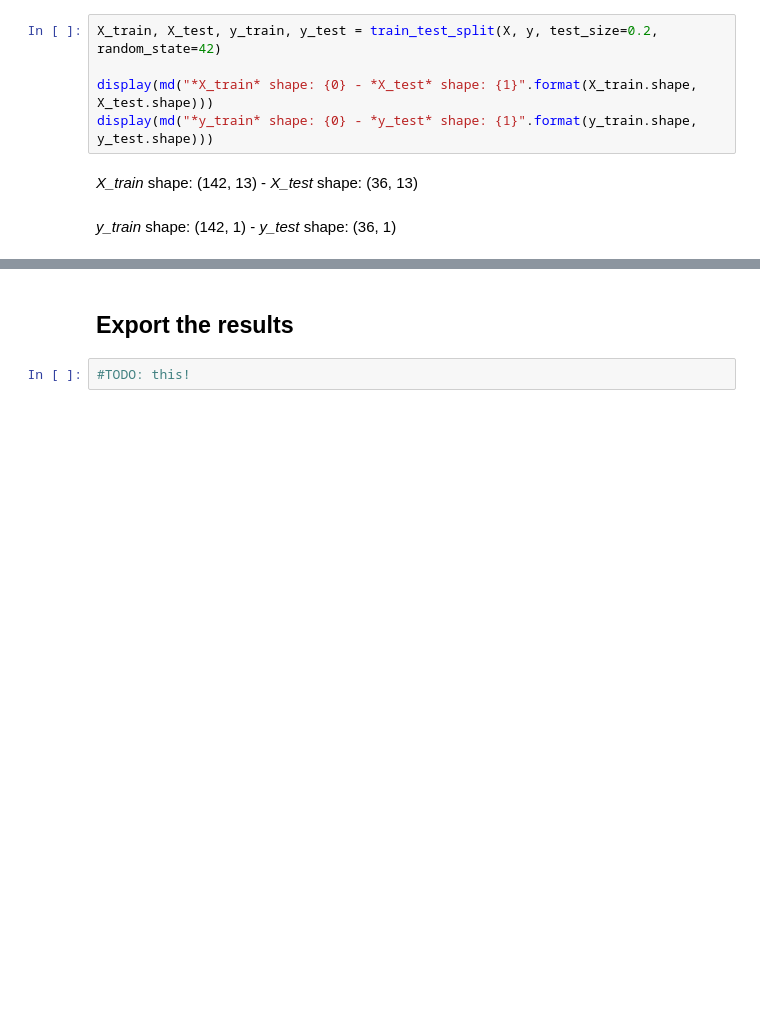
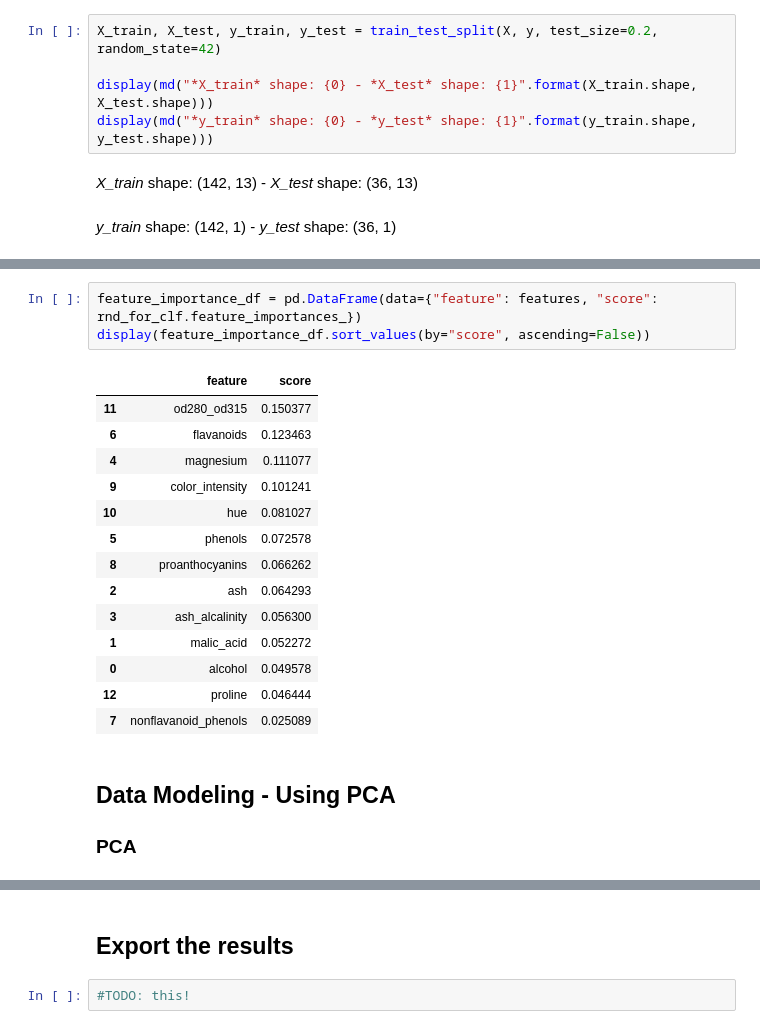
Before and after one commit to matiasmascioto/ml_mini_projects, a Jupyter notebook: wine_classifier/data_modeling.ipynb, the cells around one changed output, grey strips where cells are left out. Drawn from its saved outputs; the diff is of its cells as text; blank space fills up the shorter version.

```diff
--- a/wine_classifier/data_modeling.ipynb
+++ b/wine_classifier/data_modeling.ipynb
@@ -100,0 +130,21 @@ display(model_summary)
+# %%
+feature_importance_df = pd.DataFrame(data={"feature": features, "score": rnd_for_clf.feature_importances_})
+display(feature_importance_df.sort_values(by="score", ascending=False))
+# %% [output]
+|  | feature | score |
+| 11 | od280_od315 | 0.150377 |
+| 6 | flavanoids | 0.123463 |
+| 4 | magnesium | 0.111077 |
+| 9 | color_intensity | 0.101241 |
+| 10 | hue | 0.081027 |
+| 5 | phenols | 0.072578 |
+| 8 | proanthocyanins | 0.066262 |
+| 2 | ash | 0.064293 |
+| 3 | ash_alcalinity | 0.056300 |
+| 1 | malic_acid | 0.052272 |
+| 0 | alcohol | 0.049578 |
+| 12 | proline | 0.046444 |
+| 7 | nonflavanoid_phenols | 0.025089 |
+# %% [markdown]
+## Data Modeling - Using PCA<a id="modeling_pca"></a>
+### PCA<a id="pca"></a>
```
Also changed, not shown: parts of 20 cells of this notebook, 4 other files.
